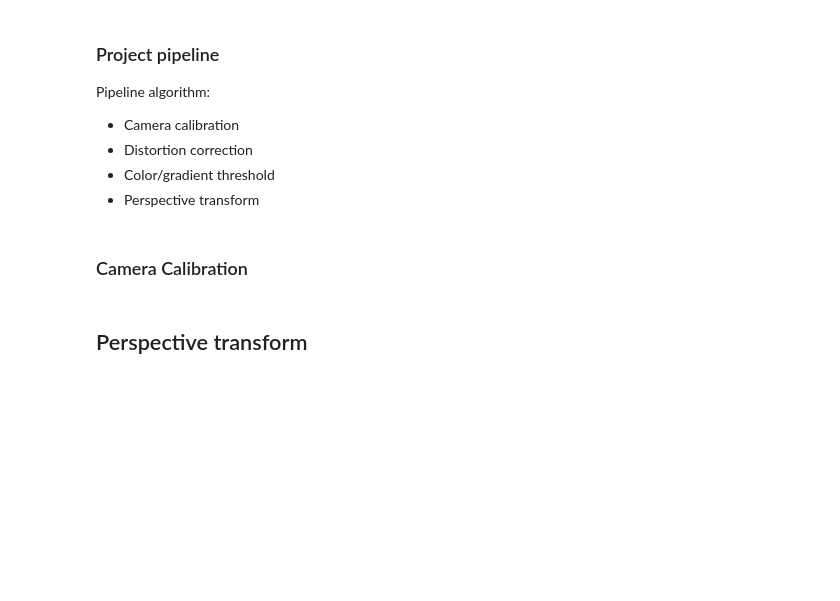
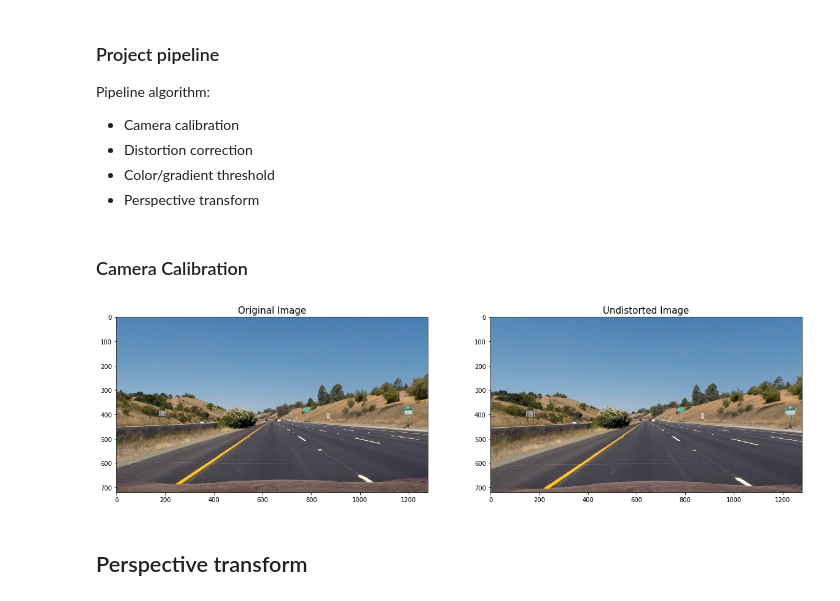
Before and after one commit to sameerppatil/advanced-lane-lines, a Jupyter notebook: P4.ipynb, the cells around one changed output. Drawn from its saved outputs; the diff is of its cells as text; code cells hidden in the pictures; blank space fills up the shorter version.

```diff
--- a/P4.ipynb
+++ b/P4.ipynb
@@ -11,7 +11,7 @@ from moviepy.editor import VideoFileClip
 from IPython.display import HTML
 
 global imshow_enable
-imshow_enable = 0
+imshow_enable = 1
 %matplotlib inline
 # %%
 # Try to plot some images here
@@ -77,29 +78,33 @@ for idx, fname in enumerate(images):
 # %%
 import pickle
 %matplotlib inline
 
 def plot_images(img1, img2, img1_title, img2_title):
     f, (ax1, ax2) = plt.subplots(1, 2, figsize=(20,10))
     ax1.imshow(img1)
     ax1.set_title(img1_title, fontsize=15)
     ax2.imshow(img2)
     ax2.set_title(img2_title, fontsize=15)
 
 
 def undistort_image(img, objpoints, imgpoints):
     # Test undistortion on an image
 
     img_size = (img.shape[1], img.shape[0])
     # Do camera calibration given object points and image points
     ret, mtx, dist, rvecs, tvecs = cv2.calibrateCamera(objpoints, imgpoints, img_size, None,None)
     dst = cv2.undistort(img, mtx, dist, None, mtx)
     return dst
 
-file_name = "camera_cal/calibration1.jpg"
+# file_name = "camera_cal/calibration4.jpg"
+file_name = "test_images/straight_lines1.jpg"
 image = cv2.imread(file_name)
+image = cv2.cvtColor(image, cv2.COLOR_BGR2RGB)
 undistorted_img = undistort_image(image, objpoints, imgpoints)
 if imshow_enable == 1:
     plot_images(image, undistorted_img, "Original Image", "Undistorted Image")
+# %% [output]
+[figure, added]
 # %% [markdown]
 ## Perspective transform
 # %%
```
Also changed, not shown: parts of 4 cells of this notebook, 13 other files.
